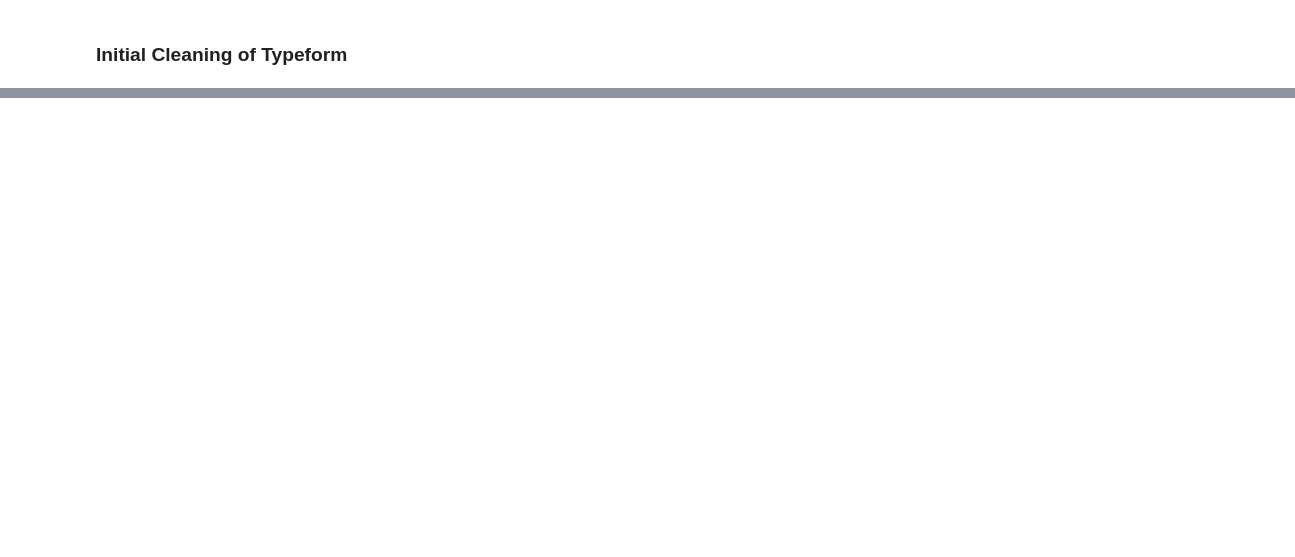
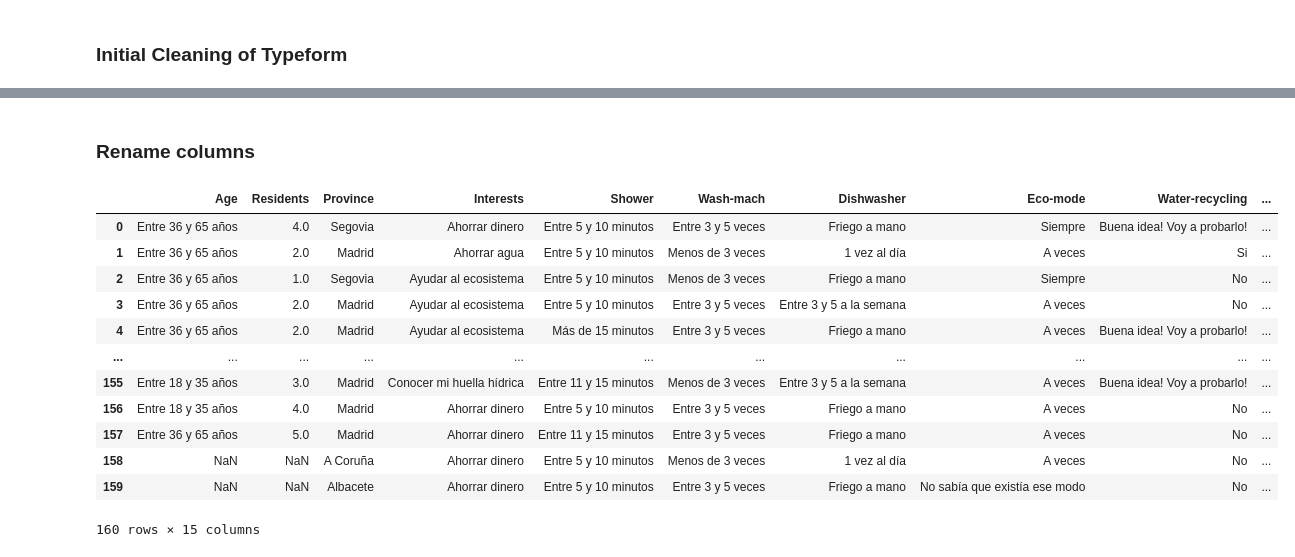
Before and after one commit to IgnacioGB1990/Data_Desafio, a Jupyter notebook: Cleaning/typeform_form.ipynb, the cells around one changed output, grey strips where cells are left out. Drawn from its saved outputs; the diff is of its cells as text; code cells hidden in the pictures; blank space fills up the shorter version.

```diff
--- a/Cleaning/typeform_form.ipynb
+++ b/Cleaning/typeform_form.ipynb
@@ -22,0 +22,6 @@ df
+# %%
+# Drop the first column and last two columns
+df = df.drop(df.columns[0], axis=1)
+df = df.iloc[:, :-4]
+
+df.head()
@@ -22,0 +63,37 @@ df
+# %% [markdown]
+### Rename columns
+# %%
+list = [ "Age",
+ "Residents",
+ "Province",
+ "Interests",
+ "Shower",
+ "Wash-mach",
+ "Dishwasher",
+ "Eco-mode",
+ "Water-recycling",
+ "General-recycling",
+ "Meat",
+ "Gasoline",
+ "Pet",
+"Garden",
+ "Estimation"]
+
+for index,name in enumerate(list):
+    df.rename(columns={df.columns[index]: name}, inplace=True)
+
+df
+# %% [output]
+|  | Age | Residents | Province | Interests | Shower | Wash-mach | Dishwasher | Eco-mode | Water-recycling | ... |
+| 0 | Entre 36 y 65 años | 4.0 | Segovia | Ahorrar dinero | Entre 5 y 10 minutos | Entre 3 y 5 veces | Friego a mano | Siempre | Buena idea! Voy a probarlo! | ... |
+| 1 | Entre 36 y 65 años | 2.0 | Madrid | Ahorrar agua | Entre 5 y 10 minutos | Menos de 3 veces | 1 vez al día | A veces | Si | ... |
+| 2 | Entre 36 y 65 años | 1.0 | Segovia | Ayudar al ecosistema | Entre 5 y 10 minutos | Menos de 3 veces | Friego a mano | Siempre | No | ... |
+| 3 | Entre 36 y 65 años | 2.0 | Madrid | Ayudar al ecosistema | Entre 5 y 10 minutos | Entre 3 y 5 veces | Entre 3 y 5 a la semana | A veces | No | ... |
+| 4 | Entre 36 y 65 años | 2.0 | Madrid | Ayudar al ecosistema | Más de 15 minutos | Entre 3 y 5 veces | Friego a mano | A veces | Buena idea! Voy a probarlo! | ... |
+| ... | ... | ... | ... | ... | ... | ... | ... | ... | ... | ... |
+| 155 | Entre 18 y 35 años | 3.0 | Madrid | Conocer mi huella hídrica | Entre 11 y 15 minutos | Menos de 3 veces | Entre 3 y 5 a la semana | A veces | Buena idea! Voy a probarlo! | ... |
+| 156 | Entre 18 y 35 años | 4.0 | Madrid | Ahorrar dinero | Entre 5 y 10 minutos | Entre 3 y 5 veces | Friego a mano | A veces | No | ... |
+| 157 | Entre 36 y 65 años | 5.0 | Madrid | Ahorrar dinero | Entre 11 y 15 minutos | Entre 3 y 5 veces | Friego a mano | A veces | No | ... |
+| 158 | NaN | NaN | A Coruña | Ahorrar dinero | Entre 5 y 10 minutos | Menos de 3 veces | 1 vez al día | A veces | No | ... |
+| 159 | NaN | NaN | Albacete | Ahorrar dinero | Entre 5 y 10 minutos | Entre 3 y 5 veces | Friego a mano | No sabía que existía ese modo | No | ... |
+160 rows × 15 columns
```
Also changed, not shown: parts of 6 cells of this notebook, 2 other files.
